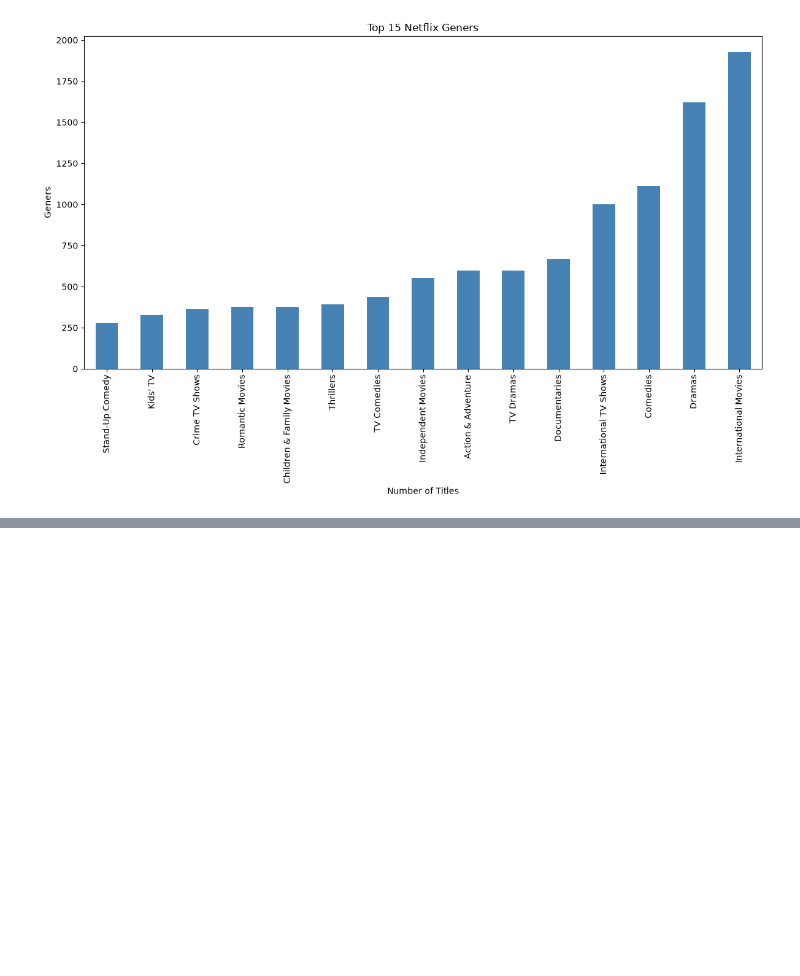
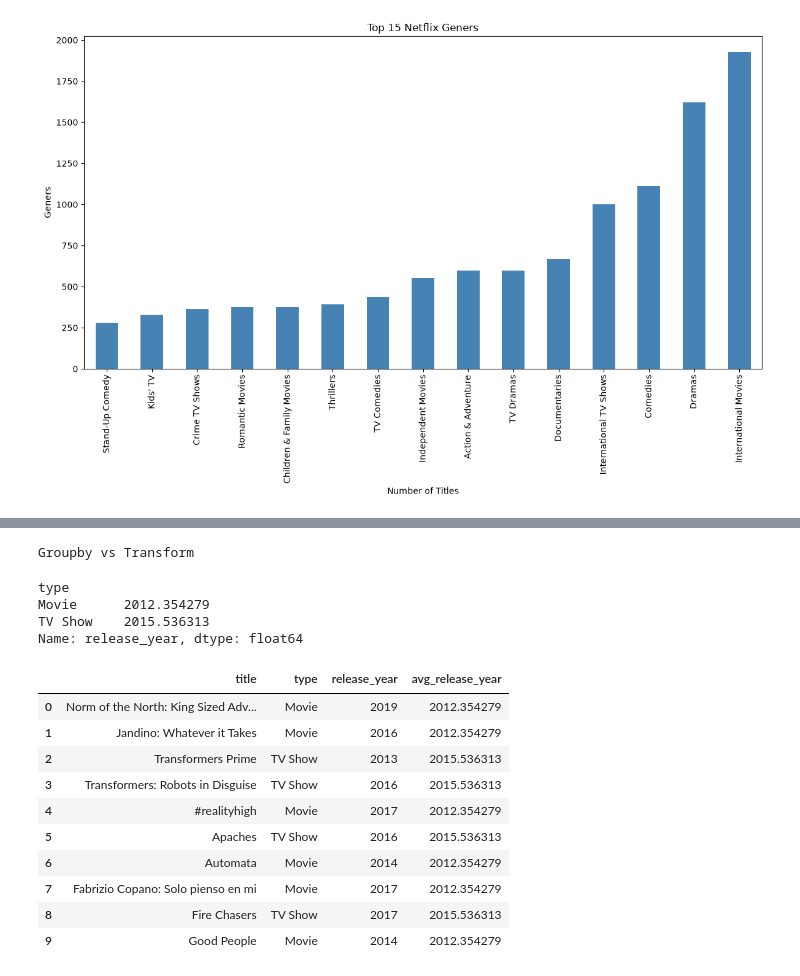
Before and after one commit to rajesh-sudam/netflix_data_analysis, a Jupyter notebook: src/main.ipynb, the cells around one changed output, grey strips where cells are left out. Saved outputs shown, nothing was run; the diff lists cells and outputs as text; code cells hidden in the pictures; blank space fills up the shorter version.

```diff
--- a/src/main.ipynb
+++ b/src/main.ipynb
@@ -525,0 +578,32 @@ plt.show()
+# %%
+print("Groupby vs Transform")
+# %% [output]
+Groupby vs Transform
+# %%
+df.groupby(
+    'type'
+)['release_year'].mean()
+# %% [output]
+type
+Movie      2012.354279
+TV Show    2015.536313
+Name: release_year, dtype: float64
+# %%
+df['avg_release_year']=(
+    df.groupby('type')
+    ['release_year']
+    .transform('mean')
+)
+df[['title','type','release_year','avg_release_year']].head(10)
+# %% [output]
+|  | title | type | release_year | avg_release_year |
+| 0 | Norm of the North: King Sized Adv... | Movie | 2019 | 2012.354279 |
+| 1 | Jandino: Whatever it Takes | Movie | 2016 | 2012.354279 |
+| 2 | Transformers Prime | TV Show | 2013 | 2015.536313 |
+| 3 | Transformers: Robots in Disguise | TV Show | 2016 | 2015.536313 |
+| 4 | #realityhigh | Movie | 2017 | 2012.354279 |
+| 5 | Apaches | TV Show | 2016 | 2015.536313 |
+| 6 | Automata | Movie | 2014 | 2012.354279 |
+| 7 | Fabrizio Copano: Solo pienso en mi | Movie | 2017 | 2012.354279 |
+| 8 | Fire Chasers | TV Show | 2017 | 2015.536313 |
+| 9 | Good People | Movie | 2014 | 2012.354279 |
```
Also changed, not shown: parts of 4 cells of this notebook.
